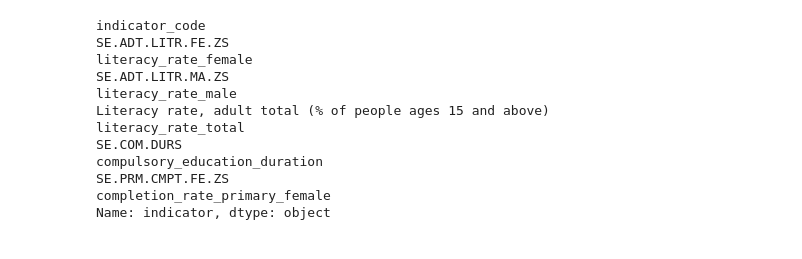
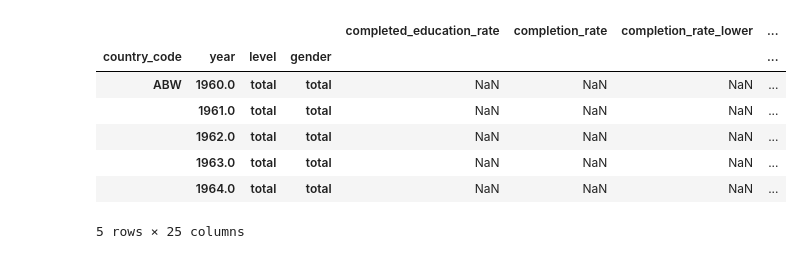
Before and after one commit to MarkusKiesel93/VisualDS_education_dashboard, a Jupyter notebook: profile.ipynb, the cells around one changed output. Drawn from its saved outputs; the diff is of its cells as text; code cells hidden in the pictures.

Commit message:
work on data wrangling

```diff
--- a/profile.ipynb
+++ b/profile.ipynb
@@ -8,13 +8,16 @@ from data import merged_data, get_education_indicators
-# %%
-indicators = get_education_indicators()
-indicators.head()
-# %% [output]
-indicator_code
-SE.ADT.LITR.FE.ZS                                                       literacy_rate_female
-SE.ADT.LITR.MA.ZS                                                         literacy_rate_male
-Literacy rate, adult total (% of people ages 15 and above)               literacy_rate_total
-SE.COM.DURS                                                    compulsory_education_duration
-SE.PRM.CMPT.FE.ZS                                             completion_rate_primary_female
-Name: indicator, dtype: object
+# %%
+edu = get_education_data()
+hlo = get_hlo_data()
+
+edu.head()
+# %% [output]
+|  |  |  |  | completed_education_rate | completion_rate | completion_rate_lower | ... |
+| country_code | year | level | gender |  |  |  | ... |
+| ABW | 1960.0 | total | total | NaN | NaN | NaN | ... |
+|  | 1961.0 | total | total | NaN | NaN | NaN | ... |
+|  | 1962.0 | total | total | NaN | NaN | NaN | ... |
+|  | 1963.0 | total | total | NaN | NaN | NaN | ... |
+|  | 1964.0 | total | total | NaN | NaN | NaN | ... |
+5 rows × 25 columns
 # %%
 df = merged_data()
```
Also changed, not shown: parts of 4 cells of this notebook, 3 other files.
